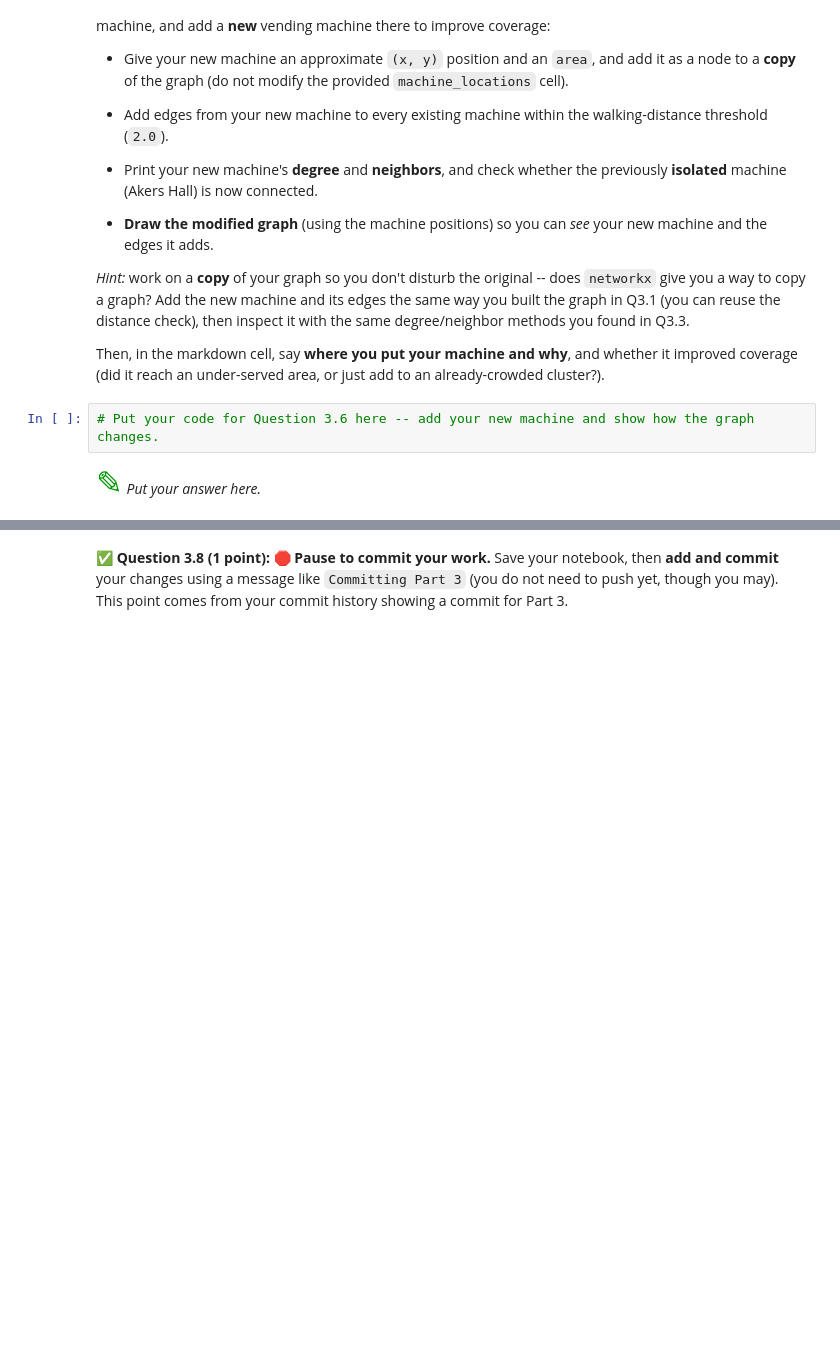
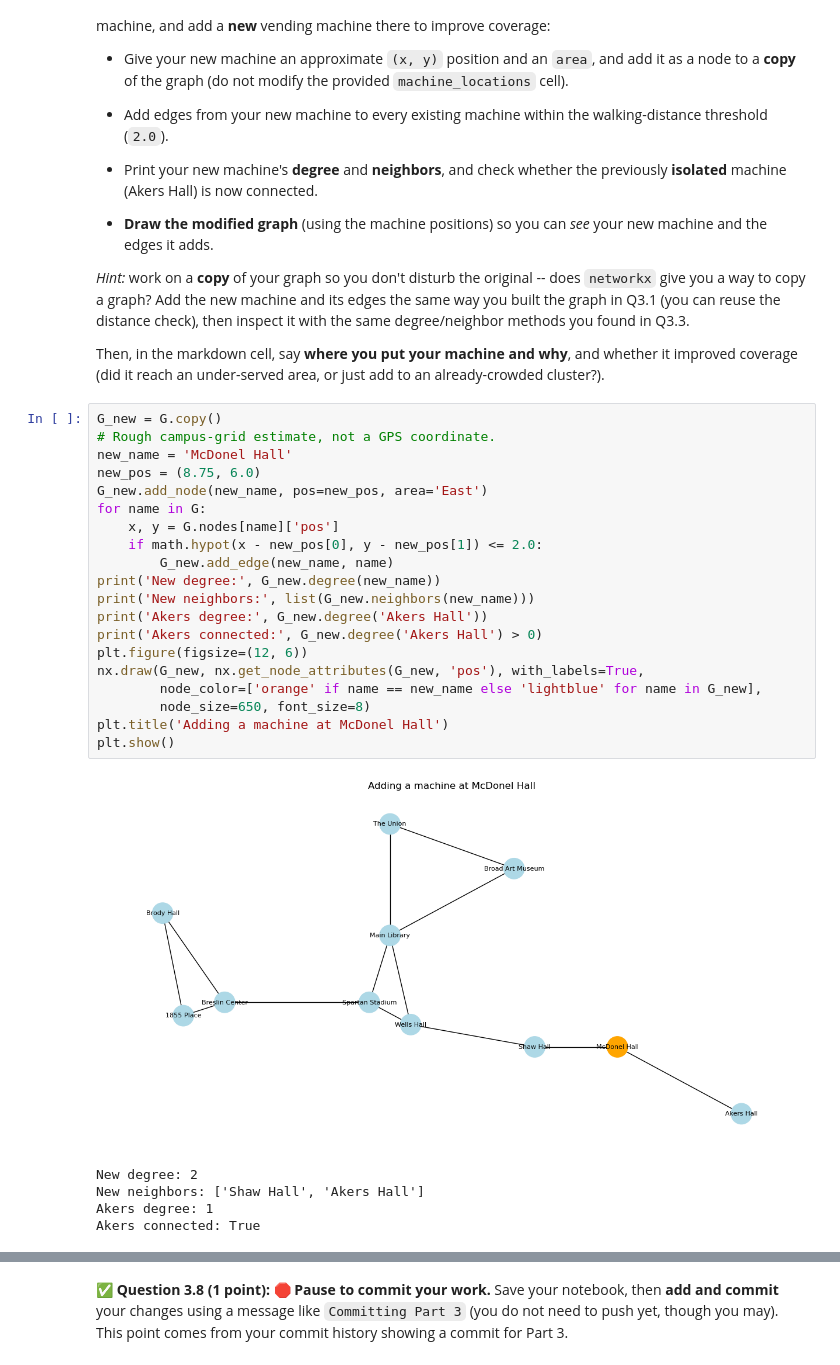
Before and after one commit to burlin25/CMSE202-f26-turnin, a Jupyter notebook: hw-02/HW02-ABMandGraphTheory-STUDENT.ipynb, the cells around one changed output, grey strips where cells are left out. Saved outputs shown, nothing was run; the diff lists cells and outputs as text; blank space fills up the shorter version.

```diff
--- a/hw-02/HW02-ABMandGraphTheory-STUDENT.ipynb
+++ b/hw-02/HW02-ABMandGraphTheory-STUDENT.ipynb
@@ -657,7 +729,29 @@ does not already have a machine, and add a **new** vending machine there to impr
 
 Then, in the markdown cell, say **where you put your machine and why**, and whether it improved coverage
 (did it reach an under-served area, or just add to an already-crowded cluster?).
-# %%
-# Put your code for Question 3.6 here -- add your new machine and show how the graph changes.
-# %% [markdown]
-<font size=6 color="#009600">&#9998;</font> *Put your answer here.*
+# %%
+G_new = G.copy()
+# Rough campus-grid estimate, not a GPS coordinate.
+new_name = 'McDonel Hall'
+new_pos = (8.75, 6.0)
+G_new.add_node(new_name, pos=new_pos, area='East')
+for name in G:
+    x, y = G.nodes[name]['pos']
+    if math.hypot(x - new_pos[0], y - new_pos[1]) <= 2.0:
+        G_new.add_edge(new_name, name)
+print('New degree:', G_new.degree(new_name))
+print('New neighbors:', list(G_new.neighbors(new_name)))
+print('Akers degree:', G_new.degree('Akers Hall'))
+print('Akers connected:', G_new.degree('Akers Hall') > 0)
+plt.figure(figsize=(12, 6))
+nx.draw(G_new, nx.get_node_attributes(G_new, 'pos'), with_labels=True,
+        node_color=['orange' if name == new_name else 'lightblue' for name in G_new],
+        node_size=650, font_size=8)
+plt.title('Adding a machine at McDonel Hall')
+plt.show()
+# %% [output]
+[figure, added]
+New degree: 2
+New neighbors: ['Shaw Hall', 'Akers Hall']
+Akers degree: 1
+Akers connected: True
```
Also changed, not shown: parts of 15 cells of this notebook.
